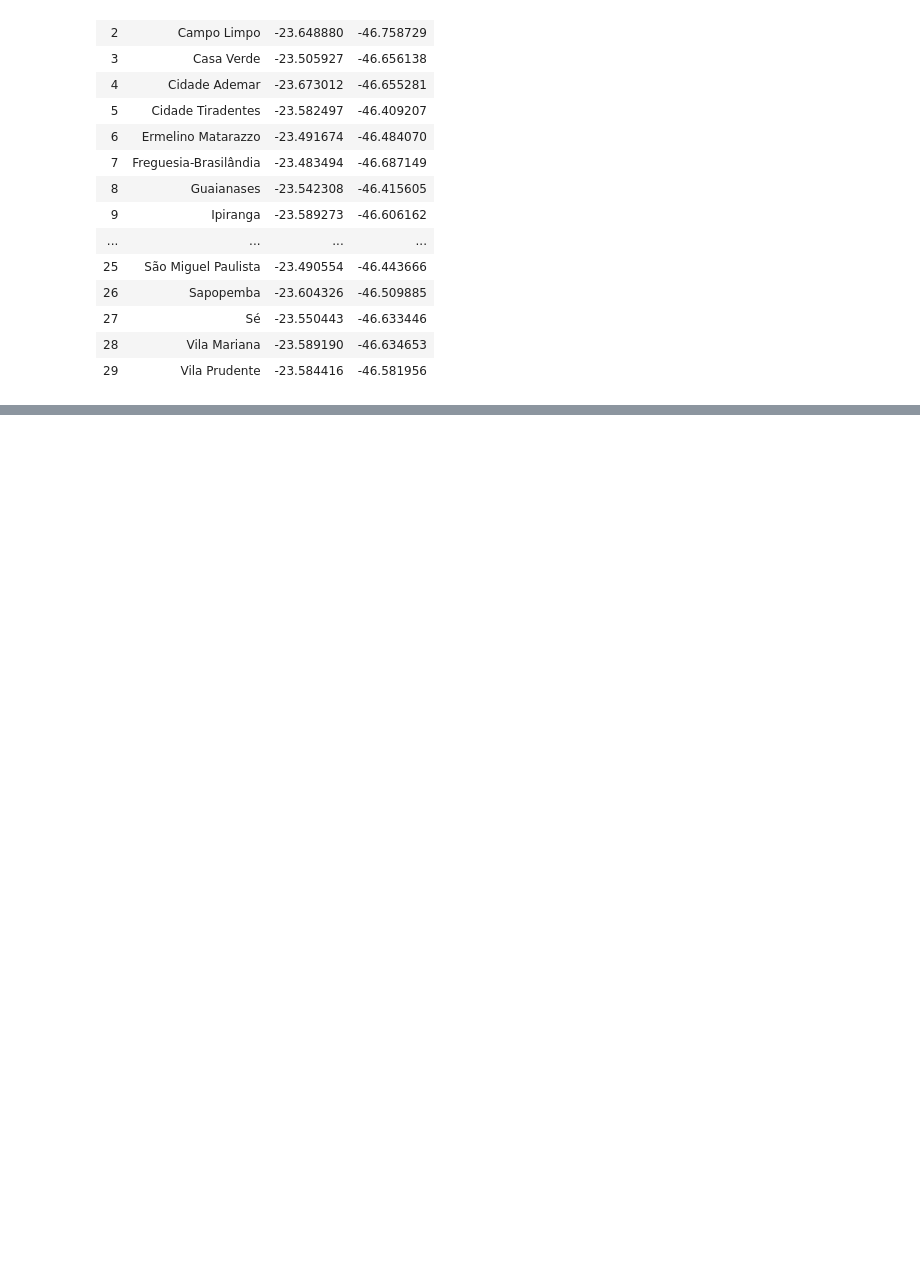
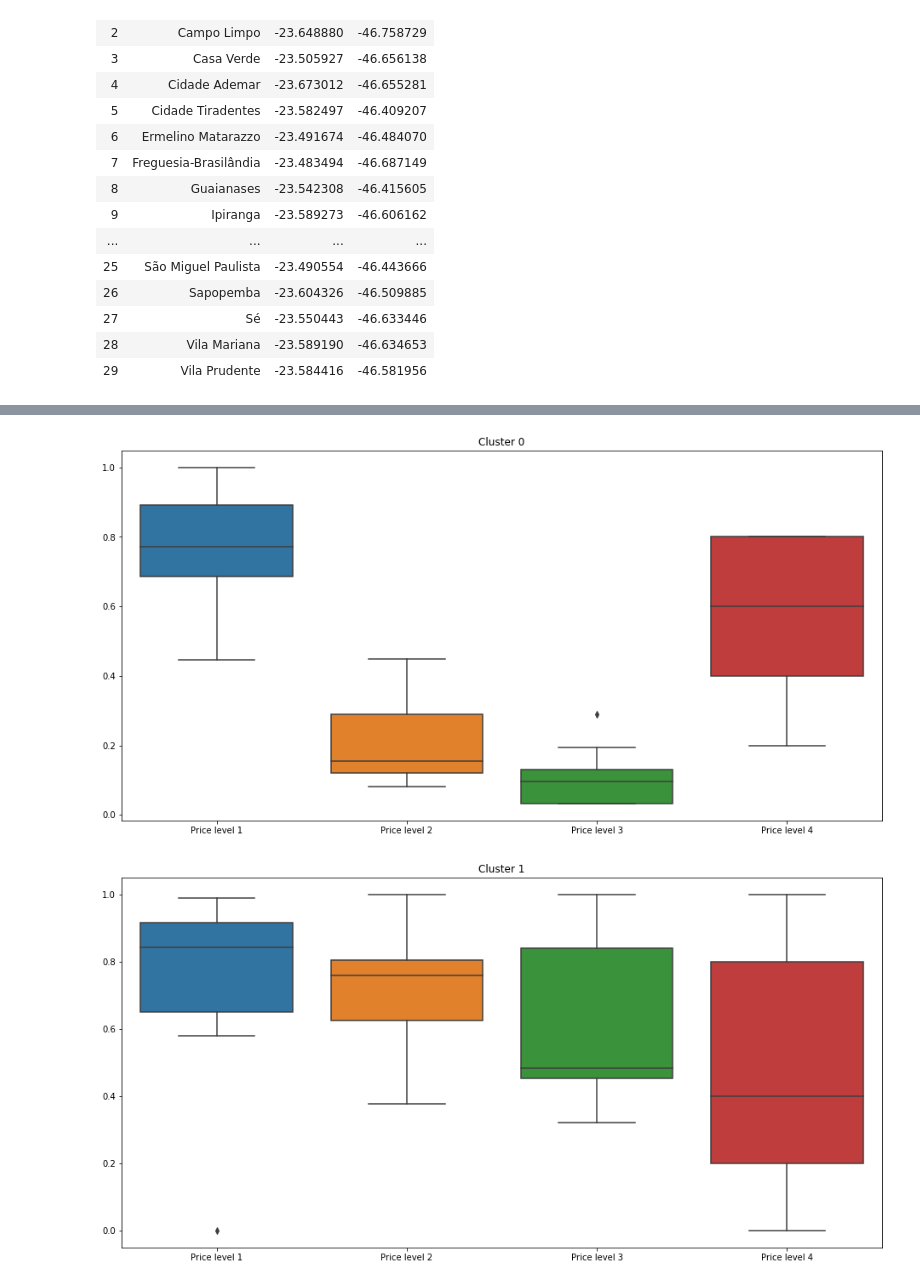
Before and after one commit to rafaelgregorut/sao_paulo_analysis, a Jupyter notebook: sao_paulo_analysis_map.ipynb, the cells around one changed output, grey strips where cells are left out. Cells and saved outputs as stored; diff of their text form; code cells hidden in the pictures; blank space fills up the shorter version.

```diff
--- a/sao_paulo_analysis_map.ipynb
+++ b/sao_paulo_analysis_map.ipynb
@@ -176,0 +384,8 @@ sp_boroughs
+# %%
+#Time to create the clusters
+
+k = 3
+
+kmeans = KMeans(init="k-means++",n_clusters=k,n_init=12)
+kmeans.fit(scaled_price_data)
+kmeans.labels_[0:10]
@@ -176,0 +433,5 @@ sp_boroughs
+# %%
+scaled_price_data_df = pd.DataFrame(scaled_price_data)
+scaled_price_data_df.columns = ["Price level 1","Price level 2","Price level 3","Price level 4"]
+scaled_price_data_df["Cluster label"] = kmeans.labels_
+scaled_price_data_df.head()
@@ -176,0 +445,10 @@ sp_boroughs
+# %%
+for i in range (k):
+    plt.figure(figsize=(16,8))
+    cluster_price_data=scaled_price_data_df.loc[scaled_price_data_df["Cluster label"] == i,:]
+    ax = sns.boxplot(data=cluster_price_data.iloc[:,:-1])
+    ax.set_title("Cluster " + str(i))
+    plt.show()
+# %% [output]
+[figure, added]
+[figure, added]
```
Also changed, not shown: parts of 28 cells of this notebook.
